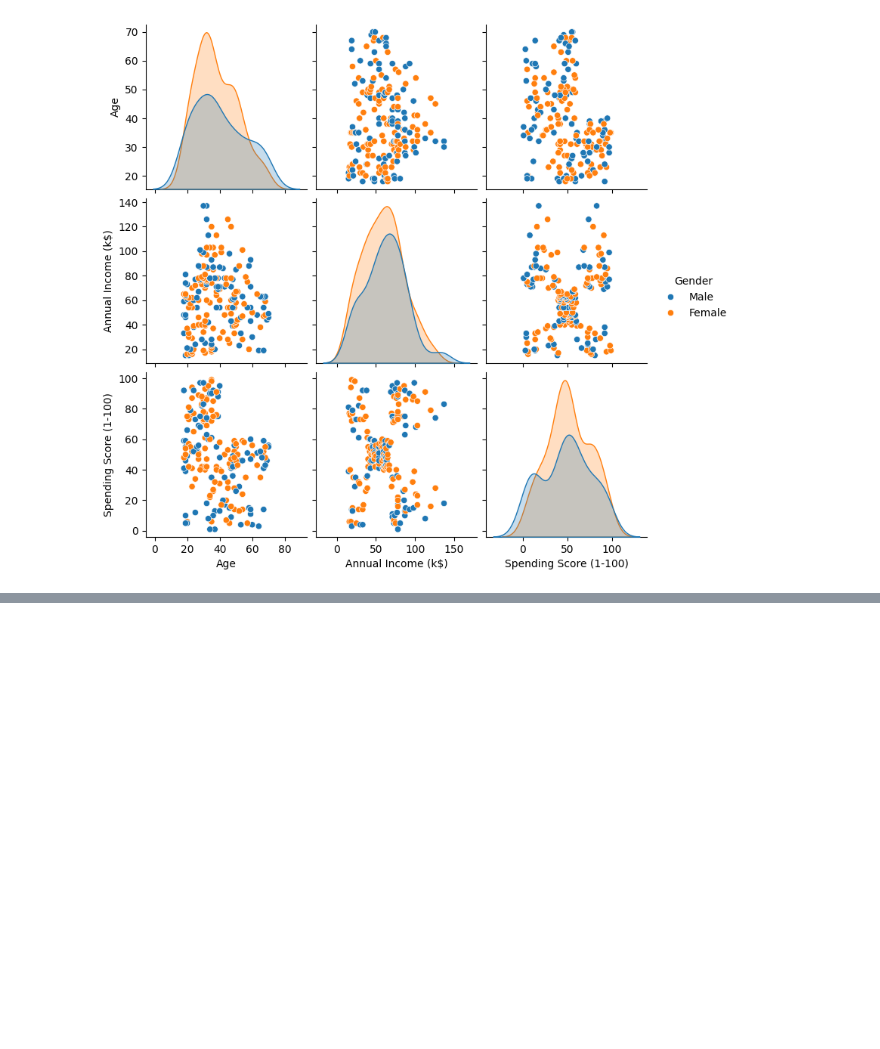
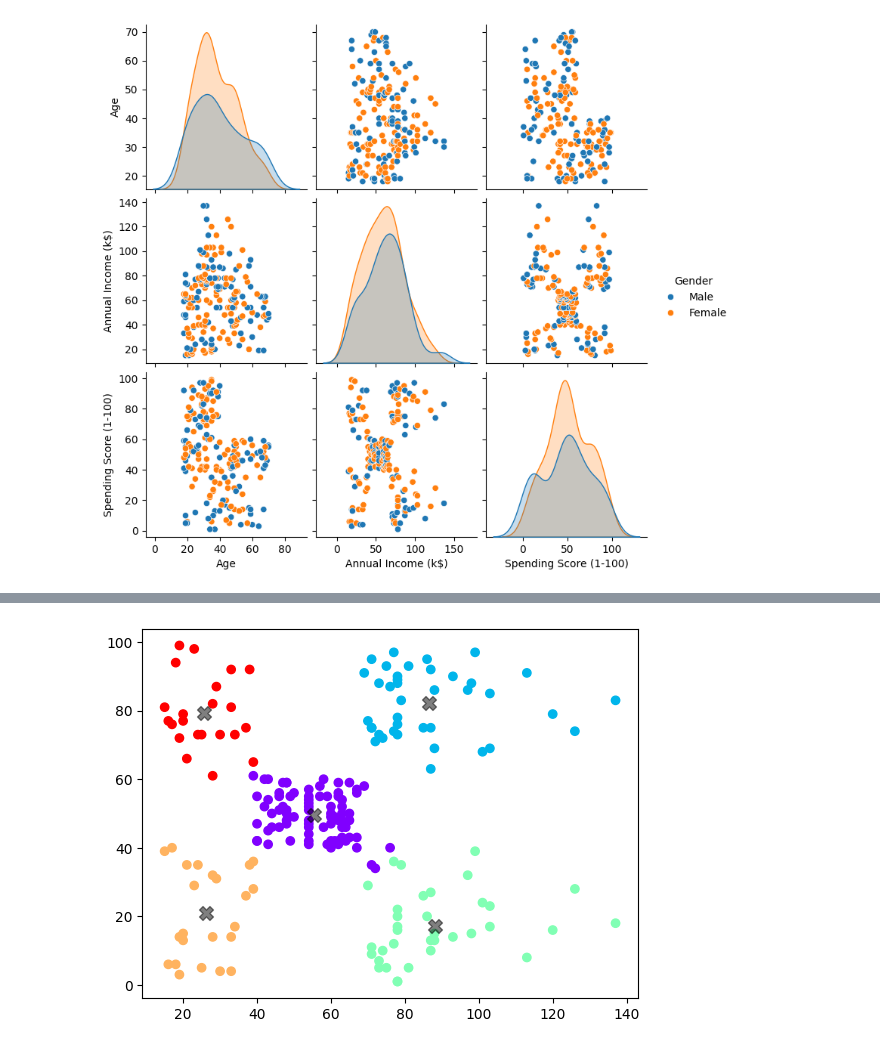
Before and after one commit to edupmon/fiap, a Jupyter notebook: pos-tech/data-analytics/fase-2/02-machine-learning-avancado/aula-3/k-means.ipynb, the cells around one changed output, grey strips where cells are left out. Drawn from its saved outputs; the diff is of its cells as text; code cells hidden in the pictures; blank space fills up the shorter version.

```diff
--- a/pos-tech/data-analytics/fase-2/02-machine-learning-avancado/aula-3/k-means.ipynb
+++ b/pos-tech/data-analytics/fase-2/02-machine-learning-avancado/aula-3/k-means.ipynb
@@ -64,0 +75,17 @@ scaled_feat = std_scaler.fit_transform(df[['Annual Income (k$)',
+# %%
+kmeans = KMeans(n_clusters=5, random_state=0)
+
+kmeans.fit(df[['Annual Income (k$)', 'Spending Score (1-100)']])
+
+kmeans_labels = kmeans.predict(df[['Annual Income (k$)',
+                                   'Spending Score (1-100)']])
+
+df['Cluster'] = kmeans_labels
+# %%
+plt.scatter(df['Annual Income (k$)'],
+            df['Spending Score (1-100)'], c=kmeans_labels, cmap='rainbow')
+plt.scatter(kmeans.cluster_centers_[:,0], kmeans.cluster_centers_[:,1],
+            c='black', marker='X', s=100, alpha=0.5)
+plt.show()
+# %% [output]
+[figure, added]
```
Also changed, not shown: parts of 5 cells of this notebook.
